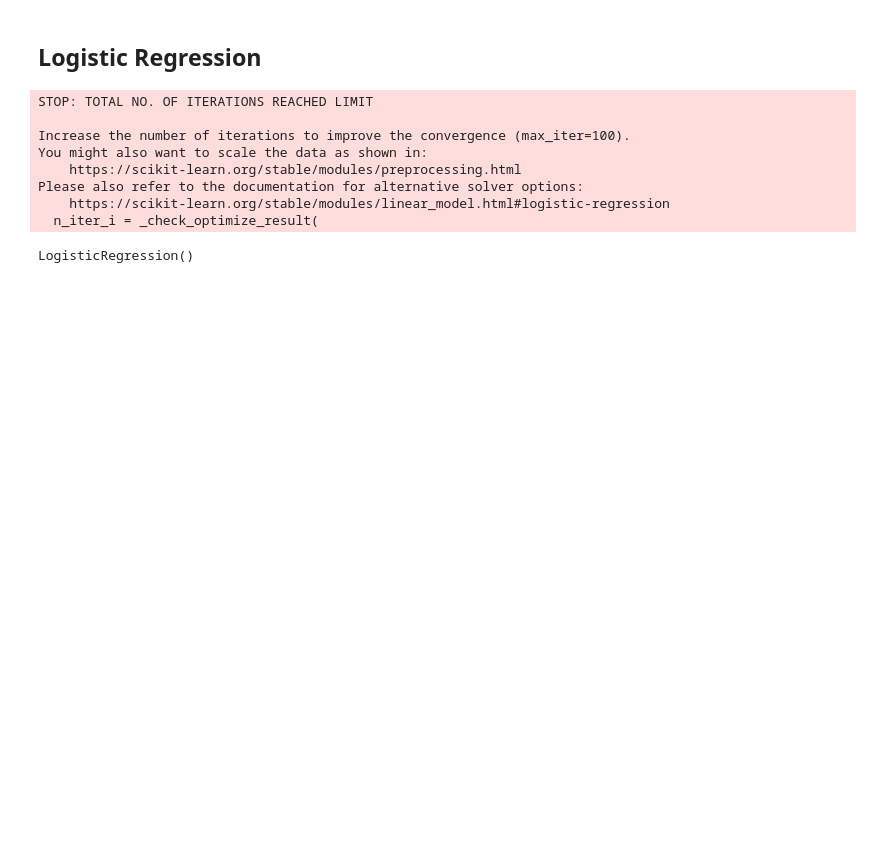
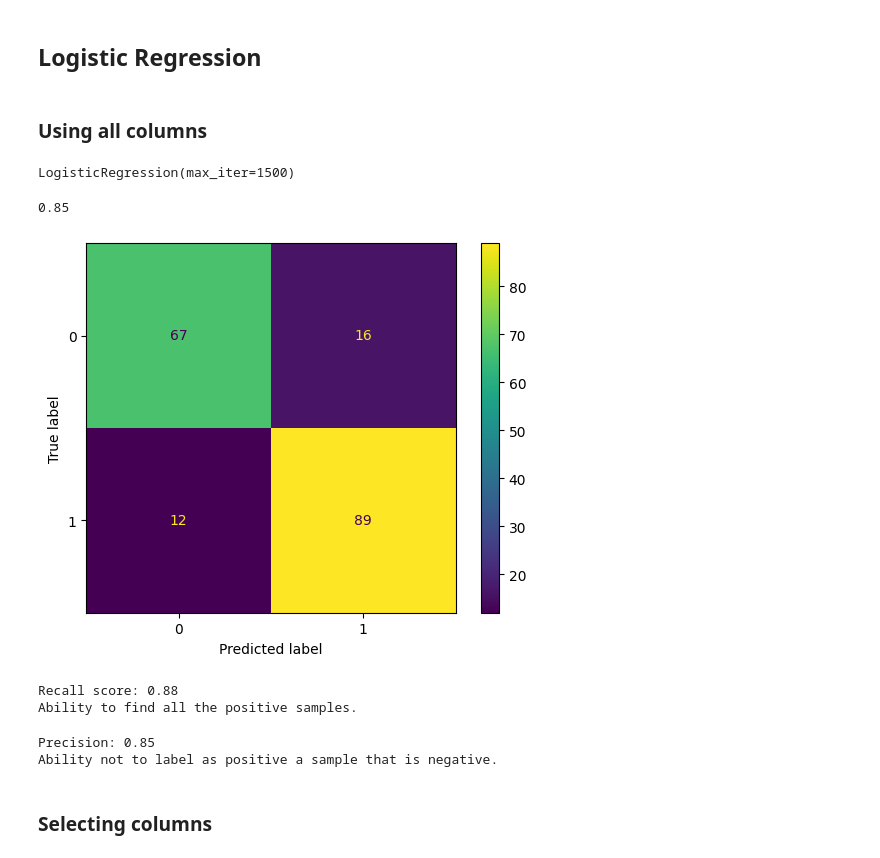
Before and after one commit to Newtan999/NewML, a Jupyter notebook: notebooks/03_heart_disease_classification.ipynb, the cells around one changed output. Saved outputs shown, nothing was run; the diff lists cells and outputs as text; code cells hidden in the pictures; blank space fills up the shorter version.

Commit message:
Implement Logistic Regression - evaluate model performance with sklearn metrics

```diff
--- a/notebooks/03_heart_disease_classification.ipynb
+++ b/notebooks/03_heart_disease_classification.ipynb
@@ -8,18 +8,44 @@ df_final = pd.read_csv("../data/treated/df_final.csv")
 # %%
 X = df_final.drop("heartdisease", axis=1)
 y = df_final["heartdisease"]
+# %%
+from sklearn.model_selection import train_test_split
+
+X_train, X_test, y_train, y_test = train_test_split(X, y, test_size=0.2, random_state=16)
 # %% [markdown]
 ## Logistic Regression
+# %% [markdown]
+### Using all columns
 # %%
-clf = LogisticRegression()
-clf.fit(X, y)
+clf = LogisticRegression(max_iter=1500)
+clf.fit(X_train, y_train)
 # %% [output]
-STOP: TOTAL NO. OF ITERATIONS REACHED LIMIT
-
-Increase the number of iterations to improve the convergence (max_iter=100).
-You might also want to scale the data as shown in:
-    https://scikit-learn.org/stable/modules/preprocessing.html
-Please also refer to the documentation for alternative solver options:
-    https://scikit-learn.org/stable/modules/linear_model.html#logistic-regression
-  n_iter_i = _check_optimize_result(
+LogisticRegression(max_iter=1500)
-LogisticRegression()
+# %%
+y_pred = clf.predict(X_test)
+# %%
+from sklearn.metrics import accuracy_score, confusion_matrix, recall_score, precision_score, ConfusionMatrixDisplay
+print(f"{accuracy_score(y_test, y_pred):.2f}")
+# %% [output]
+0.85
+# %%
+cm = confusion_matrix(y_test, y_pred)
+
+disp =  ConfusionMatrixDisplay(confusion_matrix=cm, display_labels=clf.classes_)
+disp.plot();
+# %% [output]
+[figure, added]
+# %%
+print(f"Recall score: {recall_score(y_test, y_pred, average='binary'):.2f}")
+print("Ability to find all the positive samples.")
+# %% [output]
+Recall score: 0.88
+Ability to find all the positive samples.
+# %%
+print(f"Precision: {precision_score(y_test, y_pred):.2f}")
+print("Ability not to label as positive a sample that is negative.")
+# %% [output]
+Precision: 0.85
+Ability not to label as positive a sample that is negative.
+# %% [markdown]
+### Selecting columns
```
Also changed, not shown: 1 other file.
